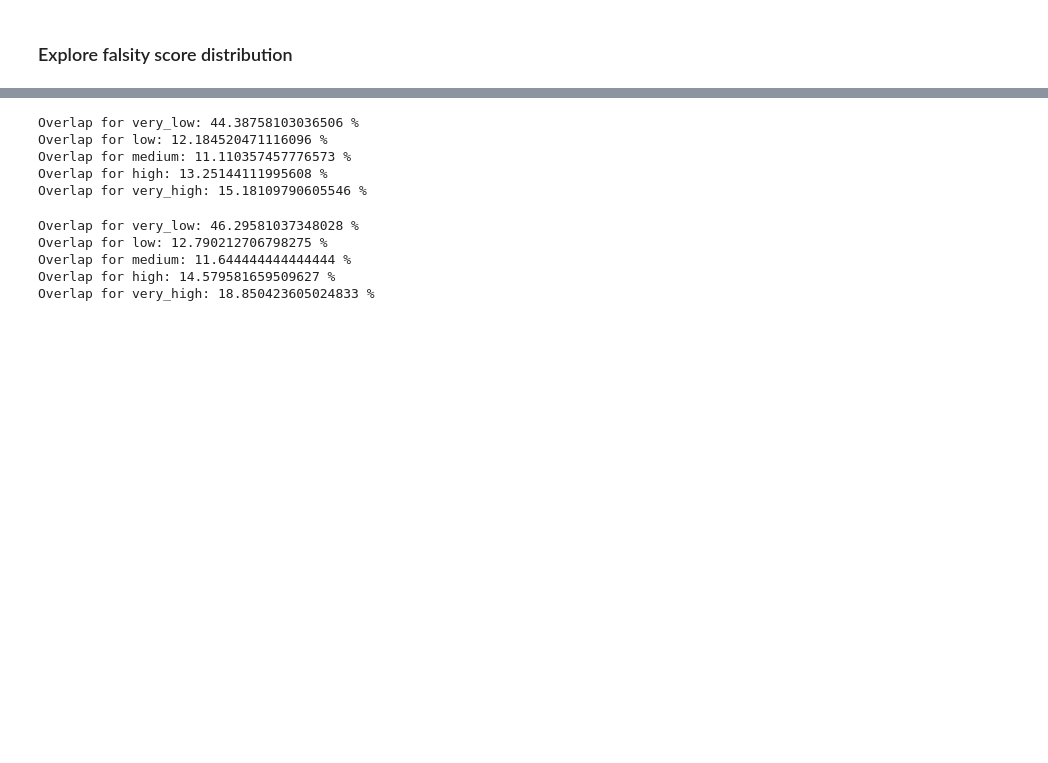
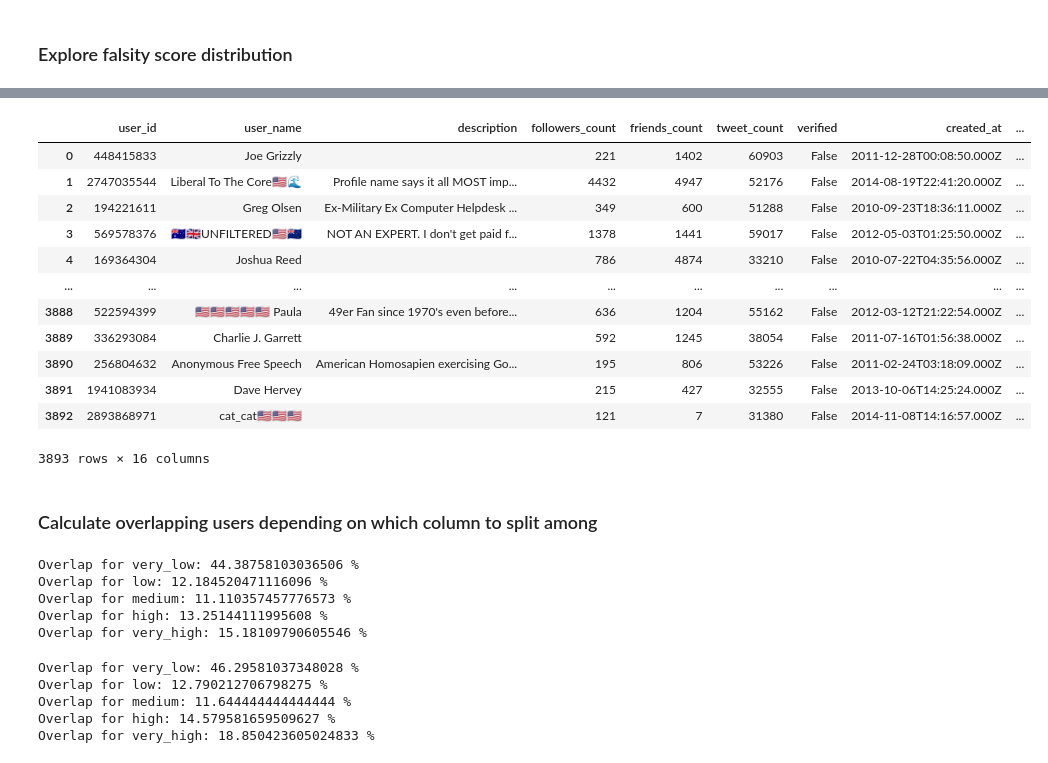
Before and after one commit to lrnz-asnprs/tweet-collector, a Jupyter notebook: fake_collector/notebooks/laurenz_notebook.ipynb, the cells around one changed output, grey strips where cells are left out. Saved outputs shown, nothing was run; the diff lists cells and outputs as text; code cells hidden in the pictures; blank space fills up the shorter version.

```diff
--- a/fake_collector/notebooks/laurenz_notebook.ipynb
+++ b/fake_collector/notebooks/laurenz_notebook.ipynb
@@ -223,0 +212,30 @@ def split_in_chunks(df: pd.DataFrame, column: str):
+# %%
+fake_users_ids = set(final_df['user_id'])
+
+save_users = {"very_low" : {},
+"low" : {},
+"medium" : {},
+"high": {},
+"very_high" : {}
+}
+
+for user_id in fake_users_ids:
+    group = final_df.loc[final_df['user_id'] == user_id, 'group_aggregate_falsity_score'].values[0]
+    save_users.get(group)[user_id] = users_object.get(user_id)
+# %%
+with open('../../data/users/fake_users/fake_users.pickle', "wb") as f:
+    pickle.dump(save_users, f)
+# %%
+with open('../../data/users/fake_users/fake_users.pickle', "rb") as f:
+    loaded = pickle.load(f)
+# %%
+# Put fake users into df
+users_dict = {}
+
+for fake_group in loaded.keys():
+    user_ids = loaded.get(fake_group).keys()
+    # Loop through those fake users
+    for user_id in loaded.get(fake_group).keys():
+        # Add them to dict
+        users_dict[user_id] = loaded.get(fake_group).get(user_id).get_user_as_dict()
+        users_dict.get(user_id)['fake_group'] = fake_group
@@ -224,3 +248,32 @@ def split_in_chunks(df: pd.DataFrame, column: str):
+# %%
+# Load specific fake group as df
+key = "medium"
+
+users = loaded.get(key)
+
+users_med_dict = {user_id : users.get(user_id).get_user_as_dict() for user_id in users.keys()}
+
+users_df_med = pd.DataFrame.from_dict(users_med_dict.values())
+
+users_df_med['fake_group'] = key
+
+users_df_med
+# %% [output]
+|  | user_id | user_name | description | followers_count | friends_count | tweet_count | verified | created_at | ... |
+| 0 | 448415833 | Joe Grizzly |  | 221 | 1402 | 60903 | False | 2011-12-28T00:08:50.000Z | ... |
+| 1 | 2747035544 | Liberal To The Core🇺🇸🌊 | Profile name says it all MOST imp... | 4432 | 4947 | 52176 | False | 2014-08-19T22:41:20.000Z | ... |
+| 2 | 194221611 | Greg Olsen | Ex-Military Ex Computer Helpdesk ... | 349 | 600 | 51288 | False | 2010-09-23T18:36:11.000Z | ... |
+| 3 | 569578376 | 🇭🇲🇬🇧UNFILTERED🇺🇸🇳🇿 | NOT AN EXPERT. I don't get paid f... | 1378 | 1441 | 59017 | False | 2012-05-03T01:25:50.000Z | ... |
+| 4 | 169364304 | Joshua Reed |  | 786 | 4874 | 33210 | False | 2010-07-22T04:35:56.000Z | ... |
+| ... | ... | ... | ... | ... | ... | ... | ... | ... | ... |
+| 3888 | 522594399 | 🇺🇸🇺🇸🇺🇸🇺🇸🇺🇸 Paula | 49er Fan since 1970's even before... | 636 | 1204 | 55162 | False | 2012-03-12T21:22:54.000Z | ... |
+| 3889 | 336293084 | Charlie J. Garrett |  | 592 | 1245 | 38054 | False | 2011-07-16T01:56:38.000Z | ... |
+| 3890 | 256804632 | Anonymous Free Speech | American Homosapien exercising Go... | 195 | 806 | 53226 | False | 2011-02-24T03:18:09.000Z | ... |
+| 3891 | 1941083934 | Dave Hervey |  | 215 | 427 | 32555 | False | 2013-10-06T14:25:24.000Z | ... |
+| 3892 | 2893868971 | cat_cat🇺🇸🇺🇸🇺🇸 |  | 121 | 7 | 31380 | False | 2014-11-08T14:16:57.000Z | ... |
+3893 rows × 16 columns
+# %% [markdown]
+### Calculate overlapping users depending on which column to split among
 # %%
 # Calculate overlap of users for each group
 
```
Also changed, not shown: parts of 18 cells of this notebook, 1 other file.
